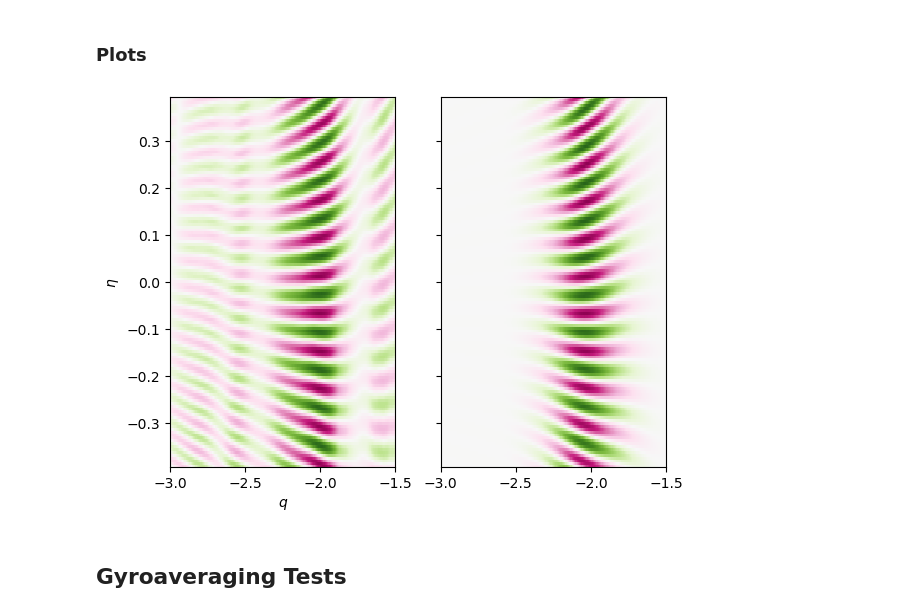
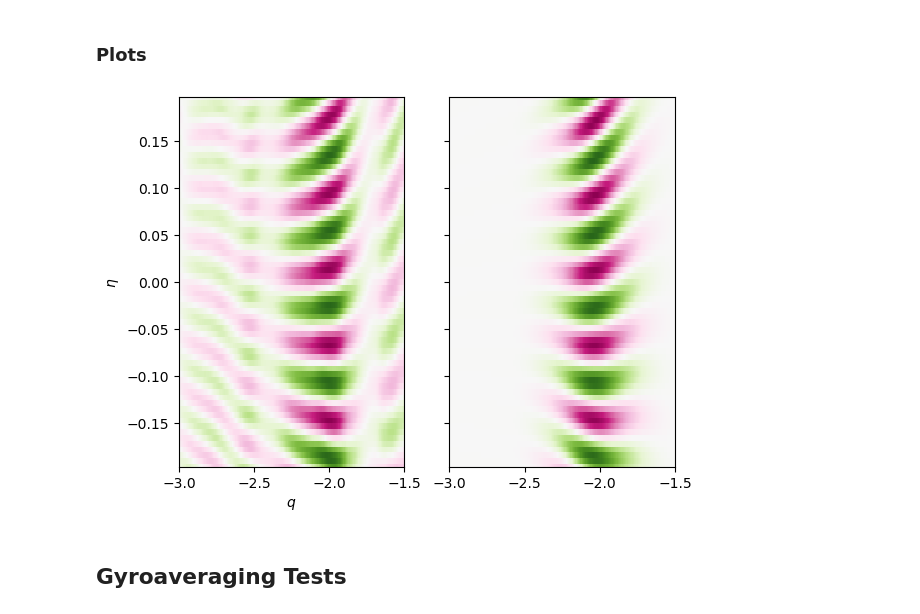
Before and after one commit to Maplenormandy/c1lgkt, a Jupyter notebook: bin/ballooning_filter.ipynb, the cells around one changed output. Drawn from its saved outputs; the diff is of its cells as text; code cells hidden in the pictures.

```diff
--- a/bin/ballooning_filter.ipynb
+++ b/bin/ballooning_filter.ipynb
@@ -142,11 +67,21 @@ for ksurf in tqdm(range(ksurf0, ksurf1)):
 # %% [markdown]
 ### Analysis
 # %%
-# %% Sum the power spectrum of the potential as a function of q
+# %% Compute phase velocities and power spectra
+dt = xgcdata['t'][tind] - xgcdata['t'][tind-1]
+
+dpot_mult = np.zeros((ksurf1-ksurf0, dpot_fft.shape[0]), dtype=complex)
 dpot_power = np.zeros((ksurf1-ksurf0, dpot_fft.shape[0]))
 
-for k in range(ksurf0,ksurf1):
+for k in range(ksurf0, ksurf1):
+    # Get the upsampled FFT of the potential
     dpot_surf = dpot_fft[:,geom.breaks_surf[k]:geom.breaks_surf[k+1]]
+    dpot0_surf = dpot0_fft[:,geom.breaks_surf[k]:geom.breaks_surf[k+1]]
+
+    # Compute the multiplier for one time index
+    dpot_mult[k-ksurf0,:] = np.sum(dpot_surf * np.conj(dpot0_surf), axis=1) / np.sum(np.abs(dpot0_surf)**2, axis=1)
+
+    # Compute the toroidal power spectrum
     dpot_power[k-ksurf0,:] = np.average(np.abs(dpot_surf)**2, axis=1)
 # %%
 # %% Plot the FFT at a given n
@@ -341,23 +300,32 @@ Optimization terminated successfully.
 # %%
 # %% Plot the result
 dpot_fit_g = sum_balloon_mode(q_grid, theta_grid, 1, 3*nphi, GaussHermiteFunction(res_g.x[:4], res_g.x[4:]), False)
 dpot_fit_gh = sum_balloon_mode(q_grid, theta_grid, 1, 3*nphi, GaussHermiteFunction(res_g.x[:4], res_gh.x), False)
 
 fig, axs = plt.subplots(1, 2, sharex=True, sharey=True)
 
-axs[0].pcolormesh(q_samp, theta_samp, np.real(dpot_grid), norm=mpl.colors.CenteredNorm(), cmap='PiYG', rasterized=True)
+q_inds = np.searchsorted(q_samp, [-3.1, -1.4])
+theta_inds = np.searchsorted(theta_samp, [-np.pi/16-0.1, np.pi/16+0.1])
+
+axs[0].pcolormesh(
+    q_samp[q_inds[0]:q_inds[1]],
+    theta_samp[theta_inds[0]:theta_inds[1]],
+    np.real(dpot_grid)[theta_inds[0]:theta_inds[1], q_inds[0]:q_inds[1]],
+    norm=mpl.colors.CenteredNorm(), cmap='PiYG', rasterized=True)
+axs[1].pcolormesh(
+    q_samp[q_inds[0]:q_inds[1]],
+    theta_samp[theta_inds[0]:theta_inds[1]],
+    np.real(dpot_fit_gh)[theta_inds[0]:theta_inds[1], q_inds[0]:q_inds[1]],
+    norm=mpl.colors.CenteredNorm(), cmap='PiYG', rasterized=True)
+
 axs[0].set_xlabel(R'$q$')
 axs[0].set_ylabel(R'$\eta$')
-#plt.subplot(132, sharex=ax, sharey=ax)
-#plt.pcolormesh(q_samp, theta_samp, np.real(dpot_fit_g), norm=mpl.colors.CenteredNorm(), cmap='PiYG')
-axs[1].pcolormesh(q_samp, theta_samp, np.real(dpot_fit_gh), norm=mpl.colors.CenteredNorm(), cmap='PiYG', rasterized=True)
-
 axs[0].set_xlim((-3,-1.5))
-axs[0].set_ylim((-np.pi/8, np.pi/8))
+axs[0].set_ylim((-np.pi/16, np.pi/16))
 
 plt.savefig('./outputs/dpot_fit.pdf', dpi=300, bbox_inches='tight')
 # %% [output]
-[figure, old version]
+[figure, new version]
 # %% [markdown]
 ## Gyroaveraging Tests
 # %%
```
Also changed, not shown: parts of 8 cells of this notebook, 7 other files.
